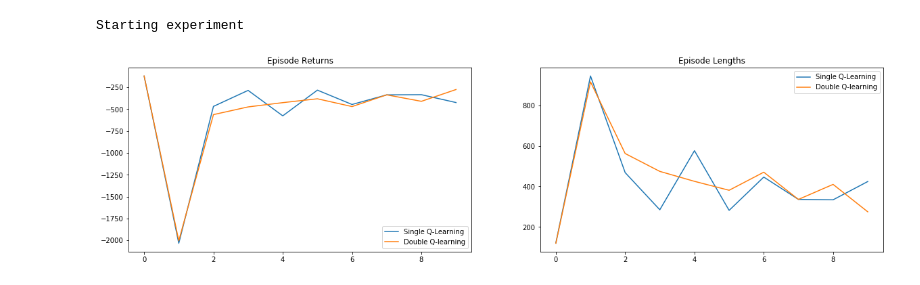
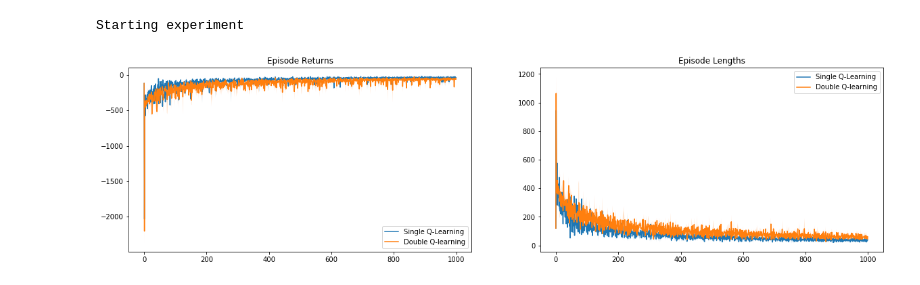
Before and after one commit to liuqi8827/DoubleQLearning, a Jupyter notebook: exp_cliffwalker.ipynb, the cells around one changed output. Saved outputs shown, nothing was run; the diff lists cells and outputs as text; code cells hidden in the pictures.

```diff
--- a/exp_cliffwalker.ipynb
+++ b/exp_cliffwalker.ipynb
@@ -4,17 +3,18 @@ from Games.Cliffwalker import CliffWalkingEnv
 from Experiments.experiment import experiment
 # %%
 discrete_env = CliffWalkingEnv()
-seeds = [1] #Defaults to [0-9]
+seeds = [1, 2] #Defaults to [0-9]
 
 params = {
 'epsilon': 0.001, #Defaults to  0.1
-'num_episodes': 10, #Defaults to 1000
+'num_episodes': 1000, #Defaults to 1000
 'discount_factor': 1, #Defaults to 1.0
 'alpha': 0.01 #Defaults to 0.1
 }
-experiment('Cliffwalker', discrete_env,  params, seeds)
+
+experiment('Discrete', discrete_env,  params, seeds)
 # %% [output]
 Starting experiment
-[figure, old version]
+[figure, new version]
 # %%
 stochastic_env = CliffWalkingEnv(stochastic=True)
```
Also changed, not shown: parts of 2 cells of this notebook, 5 other files.
